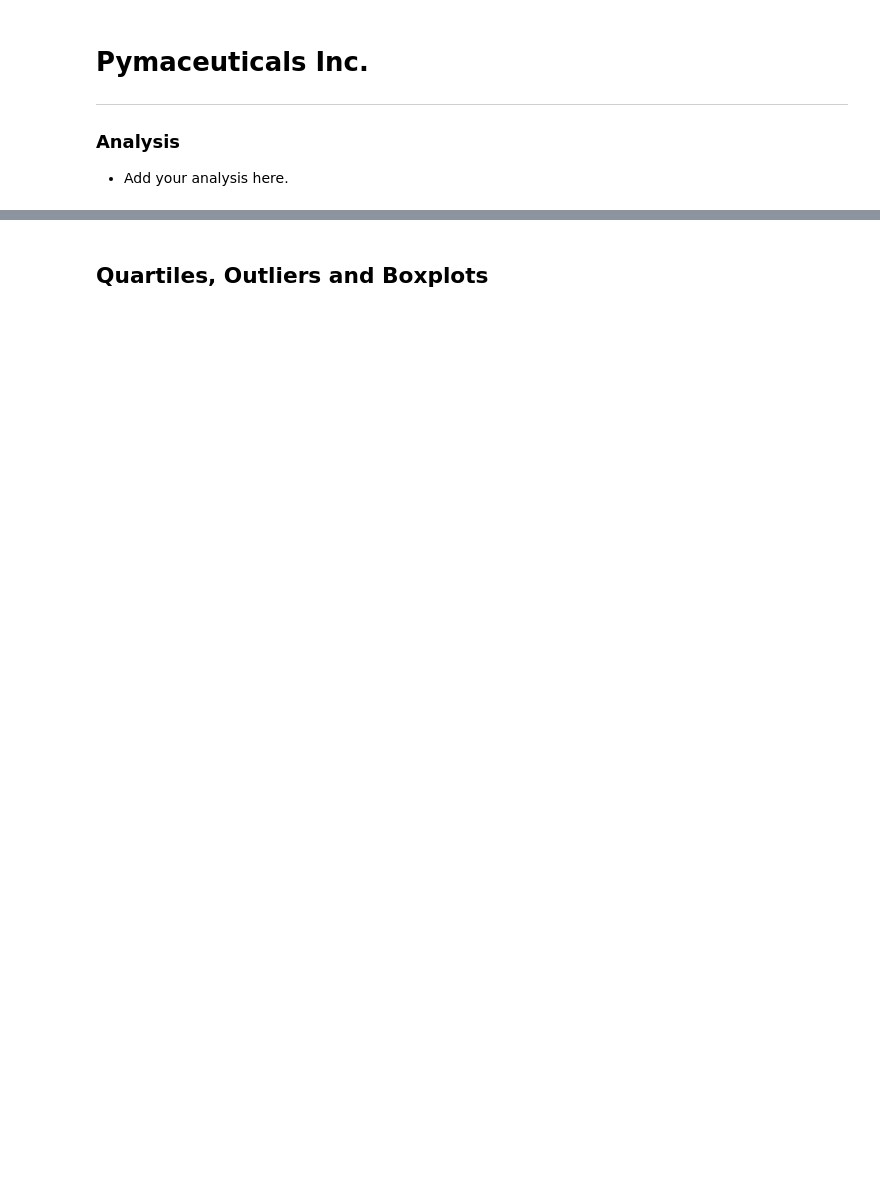
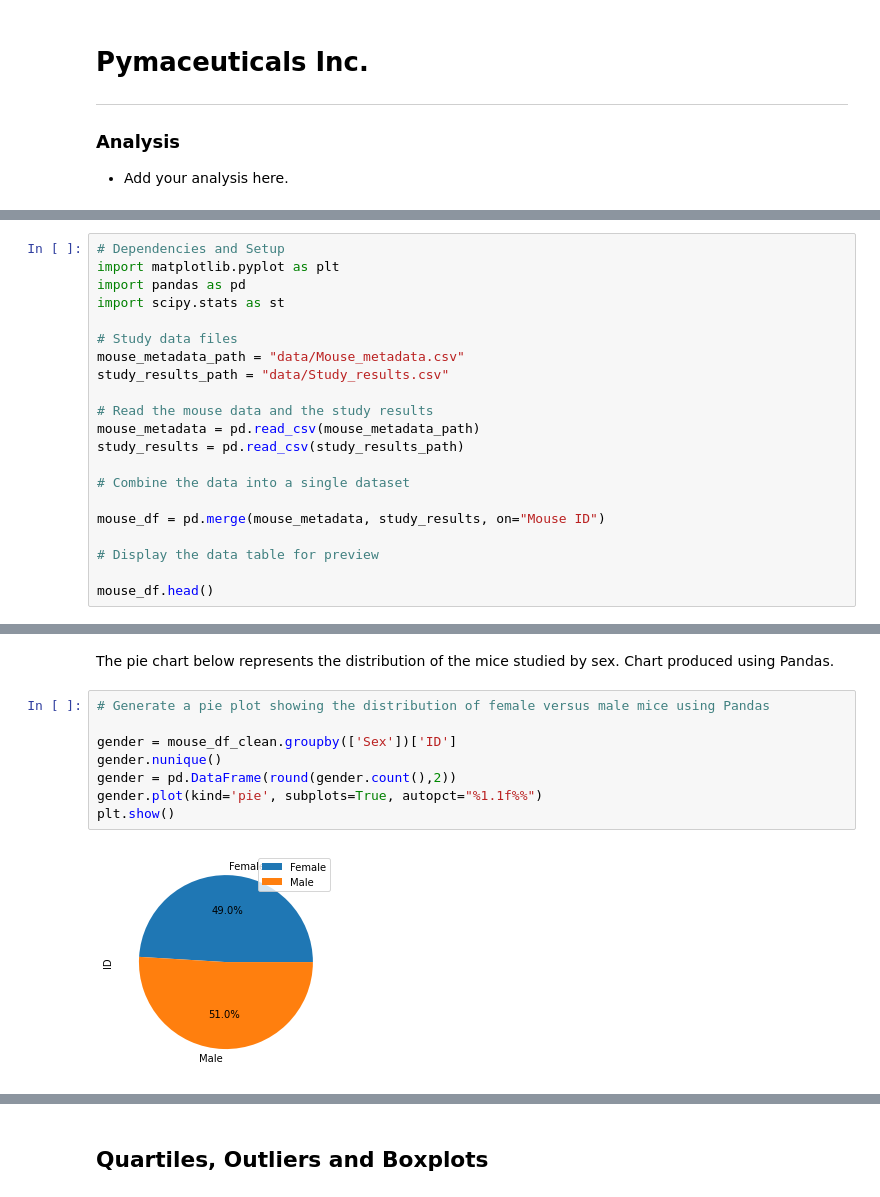
Before and after one commit to vgpass/matplotlib-challenge, a Jupyter notebook: Pymaceuticals/pymaceuticals_complete.ipynb, the cells around one changed output, grey strips where cells are left out. Saved outputs shown, nothing was run; the diff lists cells and outputs as text; blank space fills up the shorter version.

```diff
--- a/Pymaceuticals/pymaceuticals_complete.ipynb
+++ b/Pymaceuticals/pymaceuticals_complete.ipynb
@@ -127,0 +8,21 @@ array(['g989'], dtype=object)
+# %%
+# Dependencies and Setup
+import matplotlib.pyplot as plt
+import pandas as pd
+import scipy.stats as st
+
+# Study data files
+mouse_metadata_path = "data/Mouse_metadata.csv"
+study_results_path = "data/Study_results.csv"
+
+# Read the mouse data and the study results
+mouse_metadata = pd.read_csv(mouse_metadata_path)
+study_results = pd.read_csv(study_results_path)
+
+# Combine the data into a single dataset
+
+mouse_df = pd.merge(mouse_metadata, study_results, on="Mouse ID")
+
+# Display the data table for preview
+
+mouse_df.head()
@@ -127,0 +222,12 @@ array(['g989'], dtype=object)
+# %% [markdown]
+The pie chart below represents the distribution of the mice studied by sex. Chart produced using Pandas.
+# %%
+# Generate a pie plot showing the distribution of female versus male mice using Pandas
+
+gender = mouse_df_clean.groupby(['Sex'])['ID']
+gender.nunique()
+gender = pd.DataFrame(round(gender.count(),2))
+gender.plot(kind='pie', subplots=True, autopct="%1.1f%%")
+plt.show()
+# %% [output]
+[figure, added]
```
Also changed, not shown: parts of 54 cells of this notebook.
